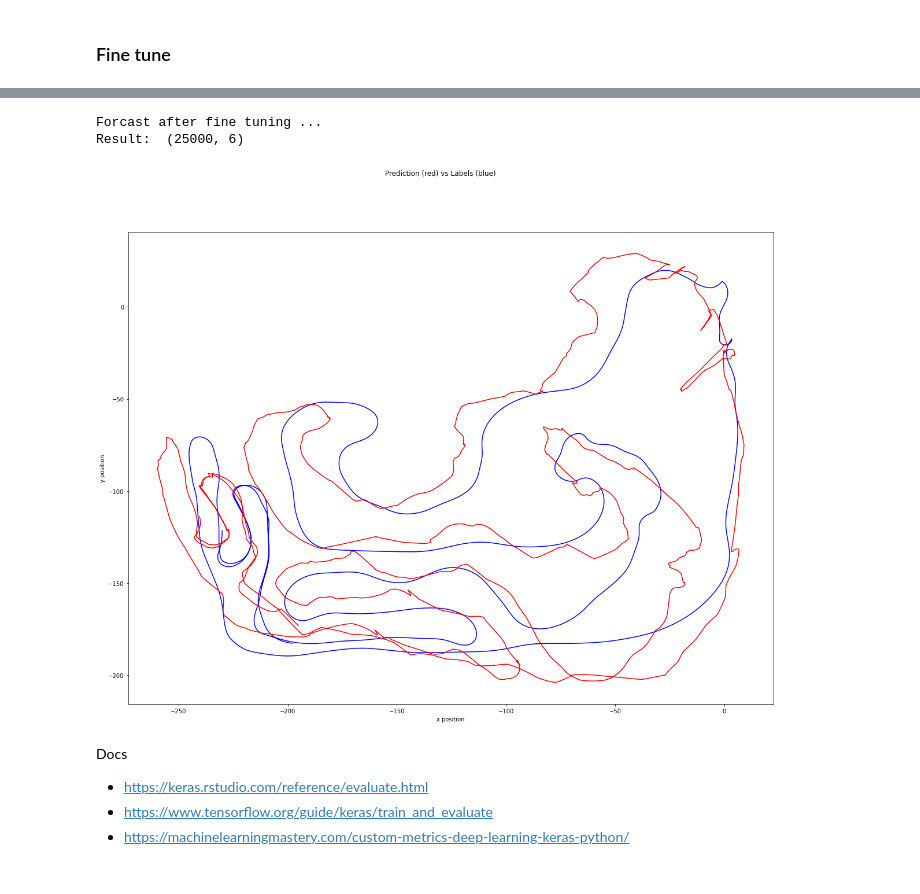
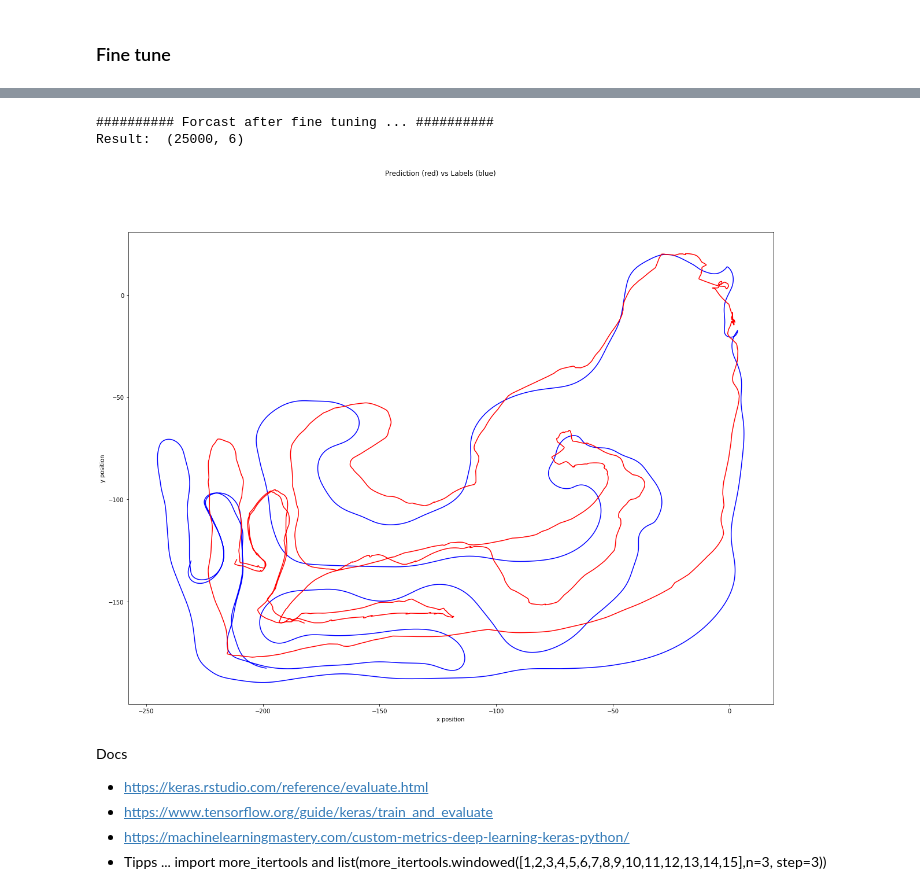
Before and after one commit to dominique-nshimyimana/Car-State, a Jupyter notebook: series_car_state_action_v1.ipynb, the cells around one changed output, grey strips where cells are left out. Saved outputs shown, nothing was run; the diff lists cells and outputs as text; code cells hidden in the pictures.

```diff
--- a/series_car_state_action_v1.ipynb
+++ b/series_car_state_action_v1.ipynb
@@ -177,12 +194,13 @@ xs_states, xs_actions, ys = load_states_actions(data_dir=data_dir)
 x_states_train, x_states_test, x_actions_train, x_actions_test = train_test_split(xs_states, xs_actions, shuffle=False, test_size=0.10)
 
 # How many steps/state in back from t and # How many steps/state in future/forward from t
-look_back = 1
+look_back = 10
 look_forward = 1
 
 # reshape into X=t and Y=t+1 for states
 x_states_, y_ = create_dataset(x_states_train, look_back)
 x_states_test, y_test = create_dataset(x_states_test, look_back)
+
 
 # Use only n data now
 n = 25000
@@ -226,7 +252,7 @@ cosineDecay = tf.keras.experimental.CosineDecayRestarts(0.0004, 30, t_mul=2.0, m
 optimizer = tf.keras.optimizers.Adam(learning_rate=cosineDecay)
 
 model = NeuralDynamics((look_back, 6),out_size=6, training=True)
-EPOCHS = 420
+EPOCHS = 360
 print('Model Initialized!')
 # %% [output]
 Model Initialized!
@@ -277,10 +309,11 @@ a = 0
 # %% [markdown]
 # Testing
 # %%
-Xtest, ytest = x_states_test[:n:], y_test[:n:]
+rndIdx = 0 # np.random.randint(0, len(y_test)-n-1)
+Xtest, ytest = x_states_test[rndIdx:n+rndIdx:], y_test[rndIdx:n+rndIdx:]
 
 print('Xtest: ', Xtest.shape, 'ytest: ', ytest.shape)
 #result = model.predict((x_states_test, x_actions_test))
-yhat = model.predict(Xtest, batch_size=1)
+yhat = model.predict(Xtest, batch_size=100)
 print('Result: ', yhat.shape)
 # %% [output]
@@ -338,26 +365,29 @@ INFO:tensorflow:Assets written to: /drive/My Drive/NeuralModel/lstm_car_state/se
+# %%
+print('#'*10, 'Forcast after fine tuning ...','#'*10)
+yhat = model.predict(Xtest, batch_size=200)
+print('Result: ', yhat.shape)
+# %% [output]
+########## Forcast after fine tuning ... ##########
+Result:  (25000, 6)
 # %%
-print('Forcast after fine tuning ...')
-yhat = model.predict(Xtest, batch_size=1)
-print('Result: ', yhat.shape)
+# Vis after tuning ...
+labels = ytest[:,0:1,:2]
+predict  = 1.1*yhat[:,:2]
 
-# Vis after tuning ...
-labels = ytest[:,:2]  #y_[:,:,:2]
-predict  = 1.8*yhat[:,:2]
-
-plt.plot(*zip(*labels), 'b')
-plt.plot(*zip(*predict),'r')
+plt.plot(*zip(*labels.reshape(-1,2)), 'b')
+plt.plot(*zip(*predict.reshape(-1,2)),'r')
 plt.ylabel('y position')
 plt.xlabel('x position')
 plt.suptitle("Prediction (red) vs Labels (blue)")
 plt.gcf().set_size_inches(20, 15)
 plt.show()
 # %% [output]
-Forcast after fine tuning ...
-Result:  (25000, 6)
-[figure, old version]
+[figure, new version]
 # %% [markdown]
 Docs
 
 *   https://keras.rstudio.com/reference/evaluate.html
 *   https://www.tensorflow.org/guide/keras/train_and_evaluate
 *   https://machinelearningmastery.com/custom-metrics-deep-learning-keras-python/
+*   Tipps ...
+import more_itertools and list(more_itertools.windowed([1,2,3,4,5,6,7,8,9,10,11,12,13,14,15],n=3, step=3))
```
Also changed, not shown: parts of 10 cells of this notebook.
